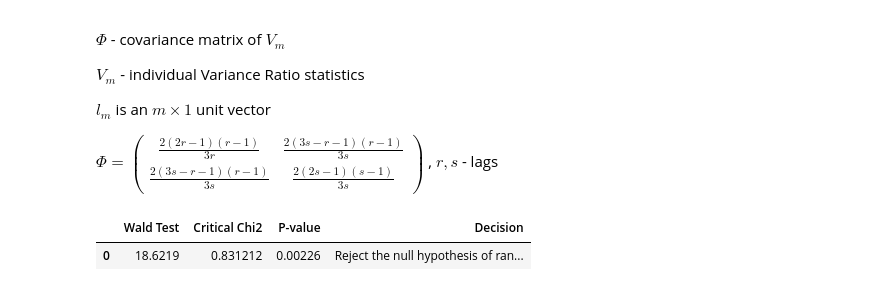
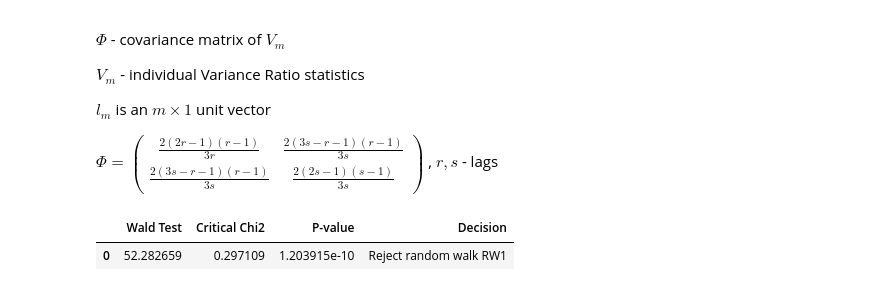
Before and after one commit to danpele/Stat_fin_markets, a Jupyter notebook: SFM_EMH_Tests/SFM_MVR_Test.ipynb, the cells around one changed output. Drawn from its saved outputs; the diff is of its cells as text; code cells hidden in the pictures.

```diff
--- a/SFM_EMH_Tests/SFM_MVR_Test.ipynb
+++ b/SFM_EMH_Tests/SFM_MVR_Test.ipynb
@@ -14,12 +14,12 @@ from arch.unitroot import VarianceRatio
 from yahoo_fin.stock_info import *
 
 # We will look at stock prices
-start = datetime.datetime(2015,1,1)
-end = datetime.datetime(2021,6,1)
+start = datetime.datetime(2020,1,1)
+end = datetime.datetime(2023,6,1)
 
 
 
-stock = get_data('AAPL' , start_date = start, end_date = end)
+stock = get_data('^GSPC' , start_date = start, end_date = end)
 
 stock.head()
 
@@ -47,8 +47,8 @@ ucl=[]
 vr_1=[]
 p_value=[]
 stderr=[]
-alpha=0.05
-k=5
+alpha=0.01
+k=4
 
 def VRTest():
     for ii in range (1, k+1):
@@ -159,35 +154,35 @@ $\Phi=\left(\begin{array}{cc}\frac{2(2 r-1)(r-1)}{3 r} &
 # %%
 #Compute the covariance matrix
 cov1=np.zeros((k,k))
 
 q=np.asarray(q)
 
 for i in range (0,k-1):
     for j in range (i+1,k):
         cov1[i][j]=2*(3*q[j]-q[i]-1)*(q[i]-1)/(3*q[j])
 cov2=np.transpose(cov1)
 cov=cov1+cov2
 
 for i in range (0,k):
     #for j in range (i+1,k):
 
     cov[i][i]=2*(2*q[i]-1)*(q[i]-1)/(3*q[i])
 
 Wald_Test=np.matmul(np.asarray(vrt)-1,np.linalg.inv(cov))
 
 Wald_Test=N*np.matmul(Wald_Test,np.transpose(np.asarray(vrt)-1))
 
 p_val= 1-stat.chi2.cdf(Wald_Test,k)
 
 mvrw=pd.DataFrame(columns=['Wald Test','Critical Chi2','P-value','Decision'])
 mvrw.at[0,'Wald Test']=Wald_Test
-mvrw['Critical Chi2']=stat.chi2.ppf(alpha/2,k)
+mvrw['Critical Chi2']=stat.chi2.ppf(alpha,k)
 mvrw['P-value']=p_val
-if p_val>0.05:
-    mvrw['Decision']="Cannot reject the null hypothesis of random walk"
+if p_val>alpha:
+    mvrw['Decision']="Cannot reject random walk RW1"
 else:
-    mvrw['Decision']="Reject the null hypothesis of random walk"
+    mvrw['Decision']="Reject random walk RW1"
 mvrw
 # %% [output]
 |  | Wald Test | Critical Chi2 | P-value | Decision |
-| 0 | 18.6219 | 0.831212 | 0.00226 | Reject the null hypothesis of ran... |
+| 0 | 52.282659 | 0.297109 | 1.203915e-10 | Reject random walk RW1 |
```
Also changed, not shown: parts of 8 cells of this notebook.
